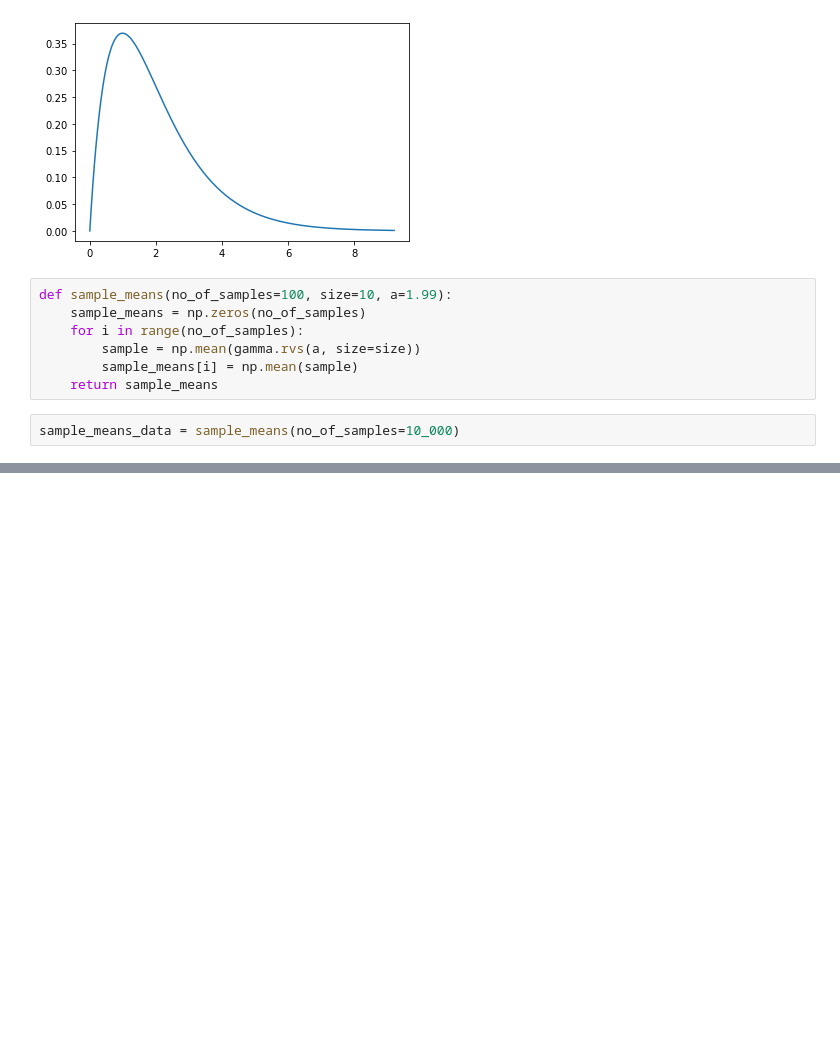
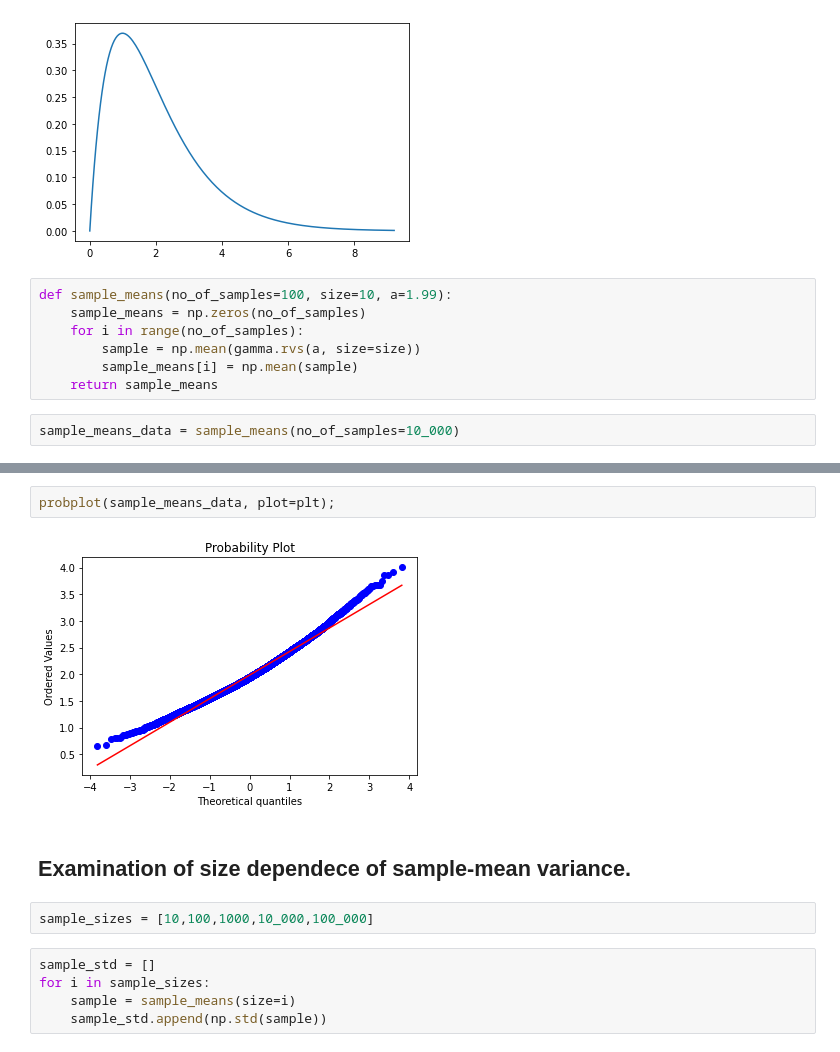
Before and after one commit to musieb/CentralLimitTheorem, a Jupyter notebook: CentralLimitSimulation.ipynb, the cells around one changed output, grey strips where cells are left out. Cells and saved outputs as stored; diff of their text form; blank space fills up the shorter version.

Commit message:
size dependence of variance included

```diff
--- a/CentralLimitSimulation.ipynb
+++ b/CentralLimitSimulation.ipynb
@@ -43,0 +46,13 @@ ax[1].hist(sample_means_data, bins=50, density=True, histtype='stepfilled', alph
+# %%
+probplot(sample_means_data, plot=plt);
+# %% [output]
+[figure, added]
+# %% [markdown]
+## Examination of size dependece of sample-mean variance.
+# %%
+sample_sizes = [10,100,1000,10_000,100_000]
+# %%
+sample_std = []
+for i in sample_sizes:
+    sample = sample_means(size=i)
+    sample_std.append(np.std(sample))
```
Also changed, not shown: parts of 4 cells of this notebook.
